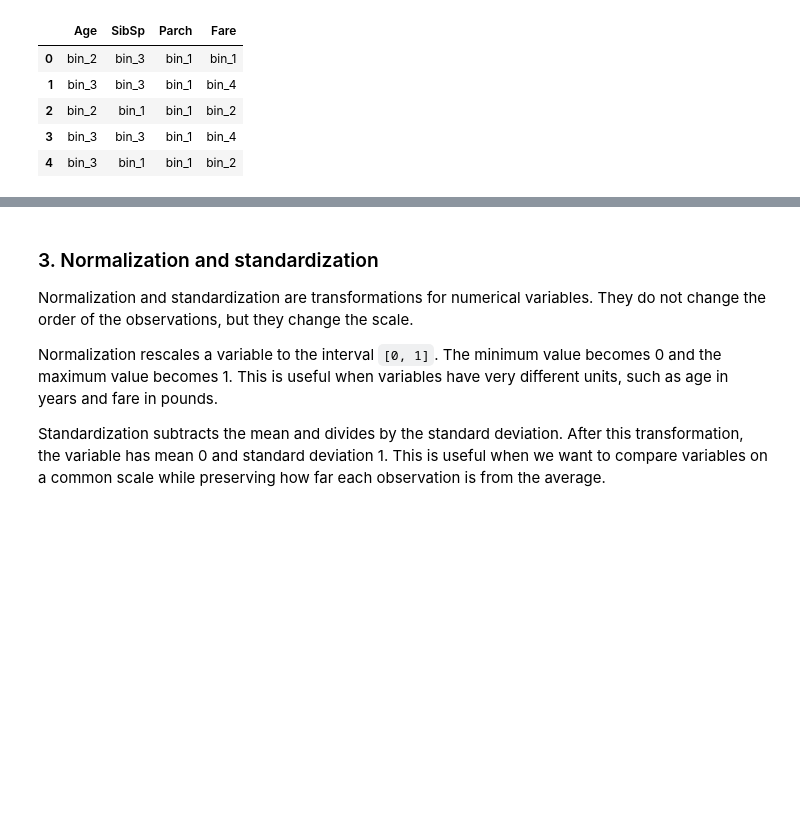
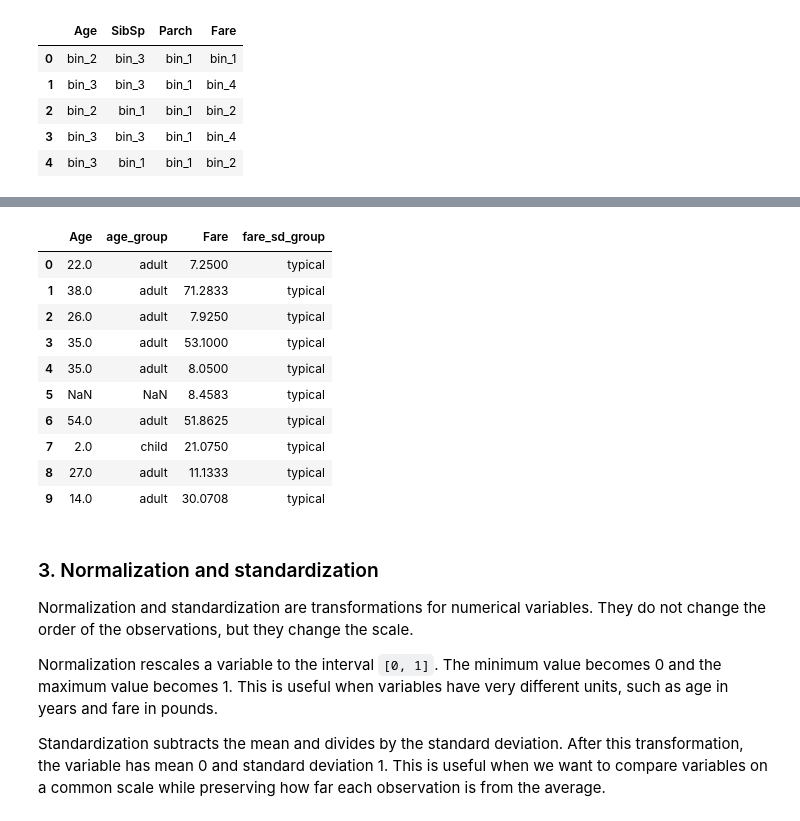
Before and after one commit to abarrenap/sme-dataprep-python, a Jupyter notebook: usage_examples.ipynb, the cells around one changed output, grey strips where cells are left out. Drawn from its saved outputs; the diff is of its cells as text; code cells hidden in the pictures; blank space fills up the shorter version.

```diff
--- a/usage_examples.ipynb
+++ b/usage_examples.ipynb
@@ -160,3 +170,24 @@ equal_frequency_data.head()
+# %%
+age_groups = discretize_by_thresholds(
+    analysis_data["Age"],
+    thresholds=[12, 60],
+    labels=["child", "adult", "older"],
+)
+fare_sd_groups = discretize_by_standard_deviation(analysis_data["Fare"])
+
+pd.DataFrame({"Age": analysis_data["Age"], "age_group": age_groups, "Fare": analysis_data["Fare"], "fare_sd_group": fare_sd_groups}).head(10)
+# %% [output]
+|  | Age | age_group | Fare | fare_sd_group |
+| 0 | 22.0 | adult | 7.2500 | typical |
+| 1 | 38.0 | adult | 71.2833 | typical |
+| 2 | 26.0 | adult | 7.9250 | typical |
+| 3 | 35.0 | adult | 53.1000 | typical |
+| 4 | 35.0 | adult | 8.0500 | typical |
+| 5 | NaN | NaN | 8.4583 | typical |
+| 6 | 54.0 | adult | 51.8625 | typical |
+| 7 | 2.0 | child | 21.0750 | typical |
+| 8 | 27.0 | adult | 11.1333 | typical |
+| 9 | 14.0 | adult | 30.0708 | typical |
 # %% [markdown]
 ### 3. Normalization and standardization
 
```
Also changed, not shown: parts of 6 cells of this notebook, 5 other files.
